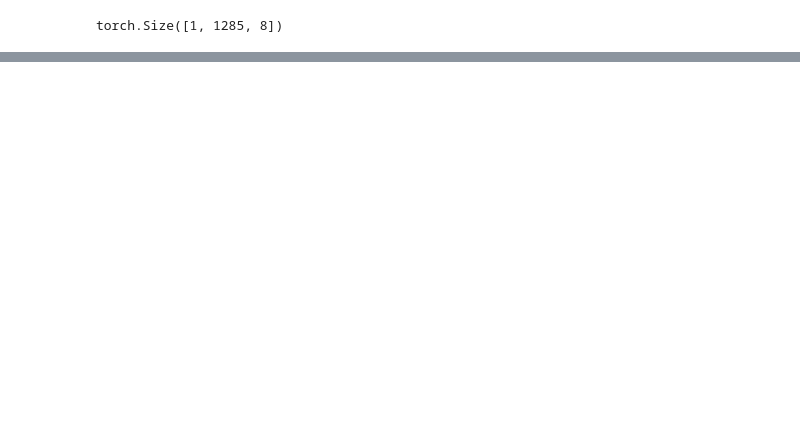
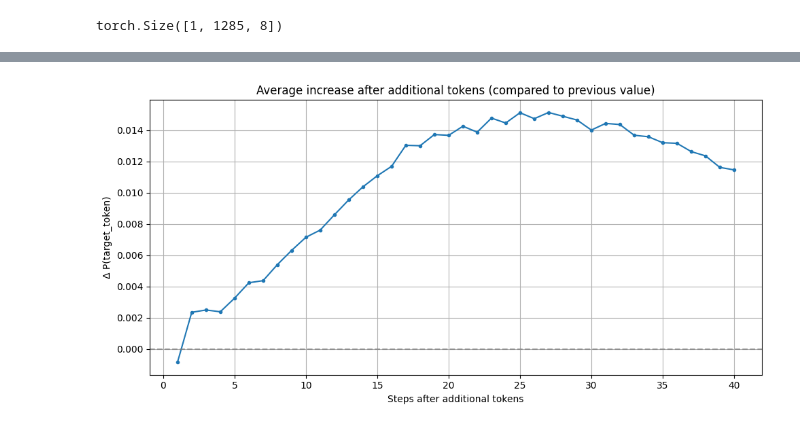
Before and after one commit to AlekseyVlasov/mamba_research, a Jupyter notebook: notebooks/induction_heads.ipynb, the cells around one changed output, grey strips where cells are left out. Saved outputs shown, nothing was run; the diff lists cells and outputs as text; code cells hidden in the pictures; blank space fills up the shorter version.

```diff
--- a/notebooks/induction_heads.ipynb
+++ b/notebooks/induction_heads.ipynb
@@ -427,0 +538,36 @@ plt.show()
+# %%
+window = 40
+all_deltas = [[] for _ in range(window)]  # one list per offset t=0..39
+
+for probs_local, probs_local_usual in probs_global_double:
+    arr1 = np.array(probs_local, dtype=float)
+    arr2 = np.array(probs_local_usual, dtype=float)
+    for i in range(1, len(arr1) - 1):
+        if arr1[i] == -1:
+            if arr2[i] != -1:
+                print("arr2 != -1")
+            for t in range(window):
+                idx = i + 1 + t
+                if idx >= len(arr1):
+                    break
+                val1 = arr1[idx]
+                val2 = arr2[idx]
+                delta = (val1 - val2)
+                all_deltas[t].append(delta)
+
+# Average over all collected deltas at each time step
+mean_deltas = np.array([np.mean(d) if len(d) > 0 else np.nan for d in all_deltas])
+median_deltas = np.array([np.median(d) if len(d) > 0 else np.nan for d in all_deltas])
+# %%
+# Plot the result
+plt.figure(figsize=(10, 5))
+plt.plot(range(1, len(mean_deltas) + 1), mean_deltas, marker='o', markersize=3)
+plt.axhline(y=0, linestyle='--', color='gray', alpha=0.7)
+plt.title("Average increase after additional tokens (compared to previous value)")
+plt.xlabel("Steps after additional tokens")
+plt.ylabel("Δ P(target_token)")
+plt.grid(True)
+plt.tight_layout()
+plt.show()
+# %% [output]
+[figure, added]
```
Also changed, not shown: parts of 13 cells of this notebook, 1 other file.
